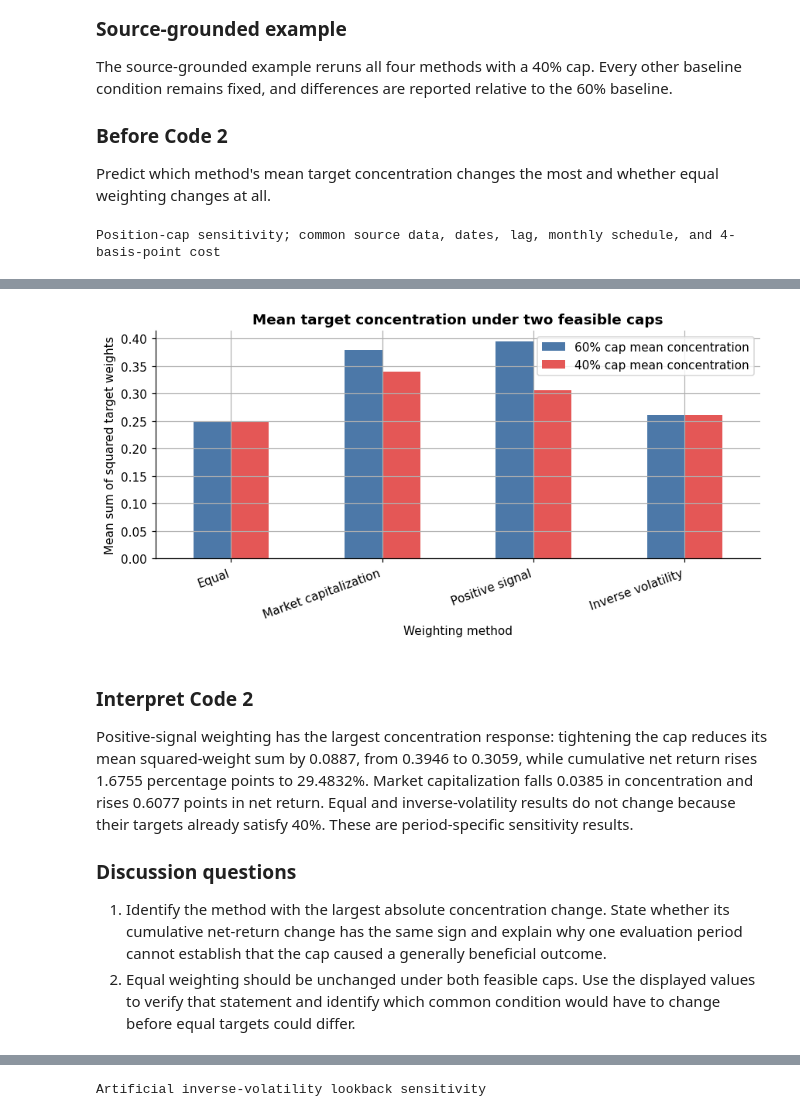
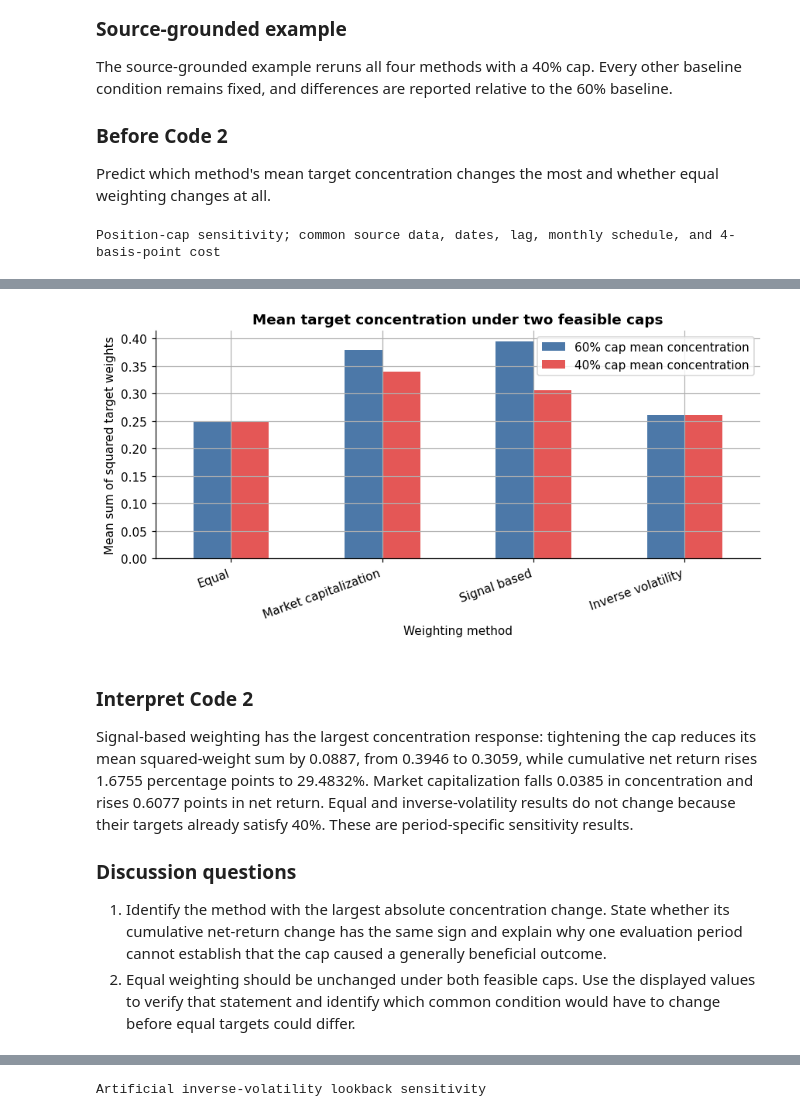
Before and after one commit to KennethWYLee/FinTech, a Jupyter notebook: course/08/week8_main.ipynb, the cells around one changed output, grey strips where cells are left out. Saved outputs shown, nothing was run; the diff lists cells and outputs as text; code cells hidden in the pictures.

Commit message:
Refine syllabus and Week 8 weighting lesson

```diff
--- a/course/08/week8_main.ipynb
+++ b/course/08/week8_main.ipynb
@@ -679,7 +686,7 @@ def positive_signal_target(signal, cap=0.60):
         return equal, True, "No positive signal"
     if positive_count * cap < 1 - 1e-12:
         equal, _ = normalize_with_cap(pd.Series(1.0, index=signal.index), cap=cap)
-        return equal, True, "Positive-signal assets cannot fill the portfolio under the cap"
+        return equal, True, "Assets with positive signals cannot fill the portfolio under the cap"
     weight, _ = normalize_with_cap(positive, cap=cap)
     return weight, False, "Fallback not used"
 
@@ -1254,7 +1261,7 @@ def source_weights_at(input_date, cap=0.60, vol_window=20):
         {
             "Equal": equal,
             "Market capitalization": market_weight,
-            "Positive signal": signal_weight,
+            "Signal based": signal_weight,
             "Inverse volatility": inverse_volatility,
         }
     )
@@ -1281,7 +1288,9 @@ display(issue_9_dates.style.hide(axis="index").set_caption(
     "Information-date record for the first source-grounded target"
 ))
 print("Column sums:")
-display(first_targets.sum().to_frame("Weight sum").style.format("{:.6f}"))
+display(first_targets.sum().to_frame("Weight sum").style.format("{:.6f}").set_caption(
+    "Full-investment check for four source-grounded targets applied on 2024-01-03"
+))
 assert np.allclose(first_targets.sum(axis=0), 1.0)
 # %% [output]
 Four target vectors applied on 2024-01-03 using information through 2024-01-02
@@ -1708,8 +1721,8 @@ Predict whether at least one same-date target differs from its correctly lagged
 # %%
 issue_13_rows = []
 for rebalance_date, input_date in zip(source_rebalance_dates[:6], source_input_dates[:6]):
-    correct = source_weights_at(input_date)["Positive signal"]
-    same_date = source_weights_at(rebalance_date)["Positive signal"]
+    correct = source_weights_at(input_date)["Signal based"]
+    same_date = source_weights_at(rebalance_date)["Signal based"]
     issue_13_rows.append(
         {
             "Return/rebalance date": rebalance_date.date(),
@@ -1724,7 +1737,7 @@ issue_13_real = pd.DataFrame(issue_13_rows)
 display(issue_13_real.style.format({
     "Maximum absolute weight difference": "{:.4%}"
 }).hide(axis="index").set_caption(
-    "Positive-signal targets: prior-close rule versus invalid same-close variant"
+    "Signal-based targets: prior-close rule versus invalid same-close variant"
 ))
 print(f"Largest displayed weight difference: {issue_13_real['Maximum absolute weight difference'].max():.4%}")
 assert issue_13_real["Maximum absolute weight difference"].gt(0).any()
@@ -2171,7 +2187,7 @@ The source-grounded example generates monthly target maps for all four methods,
 
 Predict which method has the highest total turnover and whether every method has exactly 252 net-return observations.
 # %%
-METHODS = ["Equal", "Market capitalization", "Positive signal", "Inverse volatility"]
+METHODS = ["Equal", "Market capitalization", "Signal based", "Inverse volatility"]
 
 
 def make_target_map(method, cap=0.60, vol_window=20):
@@ -2180,7 +2196,7 @@ def make_target_map(method, cap=0.60, vol_window=20):
     for rebalance_date, input_date in zip(source_rebalance_dates, source_input_dates):
         table = source_weights_at(input_date, cap=cap, vol_window=vol_window)
         targets[rebalance_date] = table[method]
-        fallbacks[rebalance_date] = bool(table.attrs["signal_fallback"]) if method == "Positive signal" else False
+        fallbacks[rebalance_date] = bool(table.attrs["signal_fallback"]) if method == "Signal based" else False
     return targets, pd.Series(fallbacks, name="fallback_used")
 
 
@@ -2245,7 +2261,10 @@ ax.set_xlabel("Return-ending date")
 ax.set_ylabel("Wealth from USD 1.00 initial capital")
 ax.legend(title="Weighting method")
 plt.tight_layout()
-plt.show()
+show_figure_with_alt_text(
+    ax.figure,
+    "Line chart shows net wealth from one dollar for four weighting methods over the common 2024-01-03 to 2025-01-02 evaluation period.",
+)
 assert baseline_comparison["Observations"].eq(252).all()
 assert all(result.index.equals(evaluation_returns.index) for result in baseline_results.values())
 # %% [output]
@@ -2361,7 +2380,10 @@ ax.set_xlabel("Weighting method")
 ax.set_ylabel("Mean sum of squared target weights")
 plt.xticks(rotation=20, ha="right")
 plt.tight_layout()
-plt.show()
+show_figure_with_alt_text(
+    ax.figure,
+    "Grouped bars compare each method's mean target concentration under 60 percent and 40 percent individual-position caps.",
+)
 # %% [output]
 Position-cap sensitivity; common source data, dates, lag, monthly schedule, and 4-basis-point cost
 |  | 60% cap mean concentration | 40% cap mean concentration | Concentration change | 60% cap cumulative net return | ... |
@@ -2371,9 +2393,9 @@ Position-cap sensitivity; common source data, dates, lag, monthly schedule, and
 | Inverse volatility | 0.2615 | 0.2615 | +0.0000 | 20.3041% | ... |
-[figure, old version]
+[figure, new version]
 # %% [markdown]
 ### Interpret Code 2
 
-Positive-signal weighting has the largest concentration response: tightening the cap reduces its mean squared-weight sum by 0.0887, from 0.3946 to 0.3059, while cumulative net return rises 1.6755 percentage points to 29.4832%. Market capitalization falls 0.0385 in concentration and rises 0.6077 points in net return. Equal and inverse-volatility results do not change because their targets already satisfy 40%. These are period-specific sensitivity results.
+Signal-based weighting has the largest concentration response: tightening the cap reduces its mean squared-weight sum by 0.0887, from 0.3946 to 0.3059, while cumulative net return rises 1.6755 percentage points to 29.4832%. Market capitalization falls 0.0385 in concentration and rises 0.6077 points in net return. Equal and inverse-volatility results do not change because their targets already satisfy 40%. These are period-specific sensitivity results.
 
 ### Discussion questions
 
```
Also changed, not shown: parts of 35 cells of this notebook, 2 other files.
